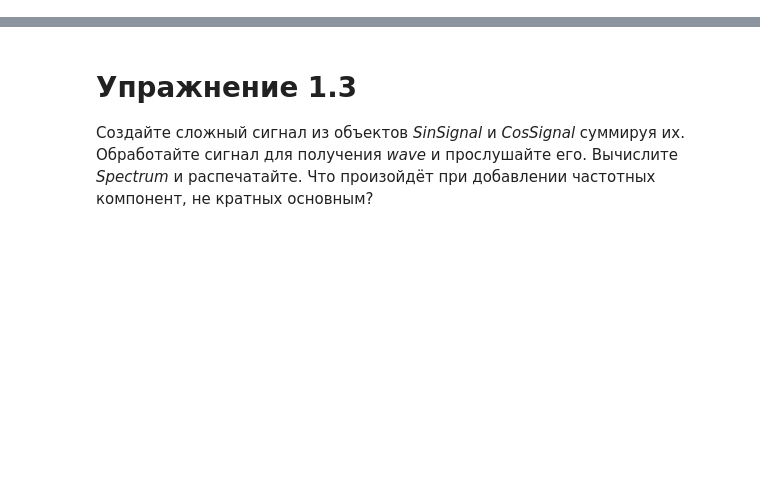
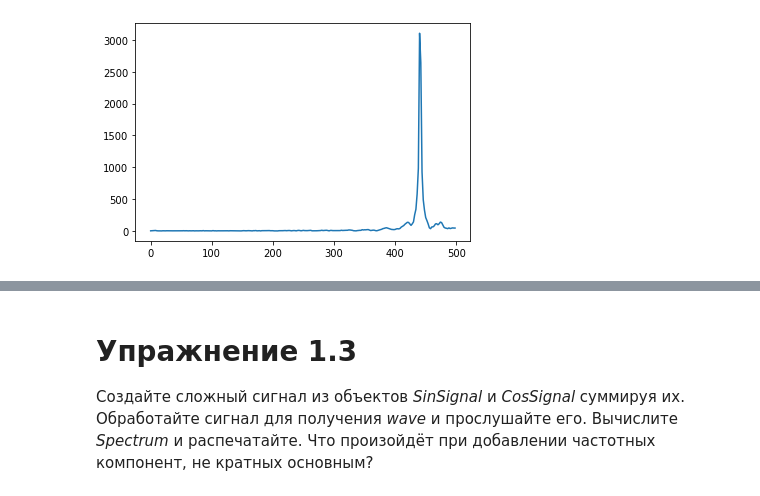
Before and after one commit to DenZhid/TelecommunicationSystemsLabs, a Jupyter notebook: Lab1/Lab1.ipynb, the cells around one changed output, grey strips where cells are left out. Cells and saved outputs as stored; diff of their text form; code cells hidden in the pictures; blank space fills up the shorter version.

```diff
--- a/Lab1/Lab1.ipynb
+++ b/Lab1/Lab1.ipynb
@@ -20,0 +75,4 @@ if not os.path.exists('thinkdsp.py'):
+# %%
+spectrum.plot(high=500)
+# %% [output]
+[figure, added]
```
Also changed, not shown: parts of 18 cells of this notebook.
